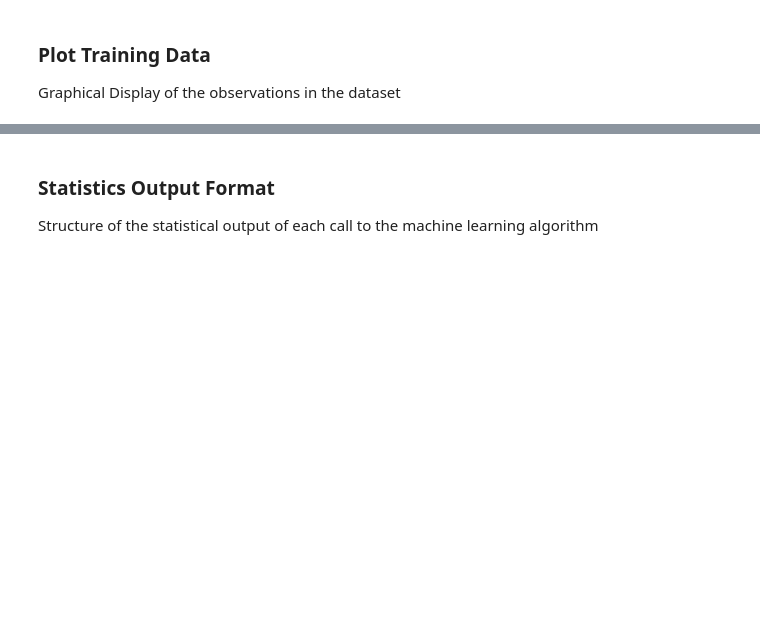
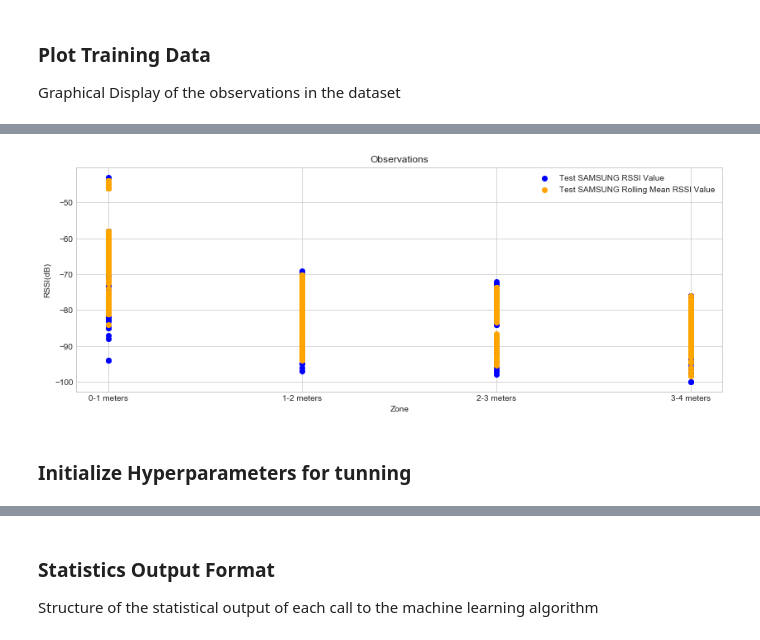
Before and after one commit to rui-pedro-porfirio/IndoorApp, a Jupyter notebook: Server/Notebooks/PROXIMITY/Classification/RANDOM_FOREST/BLEProximityClassifierRFExperiment.ipynb, the cells around one changed output, grey strips where cells are left out. Cells and saved outputs as stored; diff of their text form; code cells hidden in the pictures; blank space fills up the shorter version.

```diff
--- a/Server/Notebooks/PROXIMITY/Classification/RANDOM_FOREST/BLEProximityClassifierRFExperiment.ipynb
+++ b/Server/Notebooks/PROXIMITY/Classification/RANDOM_FOREST/BLEProximityClassifierRFExperiment.ipynb
@@ -337,0 +371,9 @@ NameError: name 'commpute_encoder' is not defined
+# %%
+categorical_zone = test_dataset_my_device[['zone']]
+print("Previous Categorical Data")
+display(categorical_zone)
+test_changed = compute_encoder(categorical_zone,1)
+print("After One Hot Encoder")
+test_dataset_my_device['labels'] = test_changed
+test_Y_my_device = test_dataset_my_device['labels'].values.reshape(-1,1)
+display(test_Y_my_device.shape)
@@ -390,0 +492,13 @@ plt.show()
+# %%
+plt.figure(figsize=(14,5))
+plt.scatter(test_dataset_my_device['zone'],test_dataset_my_device['rssi_Value'],label='Test SAMSUNG RSSI Value',color='blue')
+plt.scatter(test_dataset_my_device['zone'],test_dataset_my_device['rolling_mean_rssi'],label='Test SAMSUNG Rolling Mean RSSI Value',color='orange')
+plt.title('Observations')
+plt.xlabel('Zone')
+plt.ylabel('RSSI(dB)')
+plt.legend(loc='upper right');
+plt.show()
+# %% [output]
+[figure, added]
+# %% [markdown]
+### Initialize Hyperparameters for tunning
```
Also changed, not shown: parts of 93 cells of this notebook, 15 other files.
